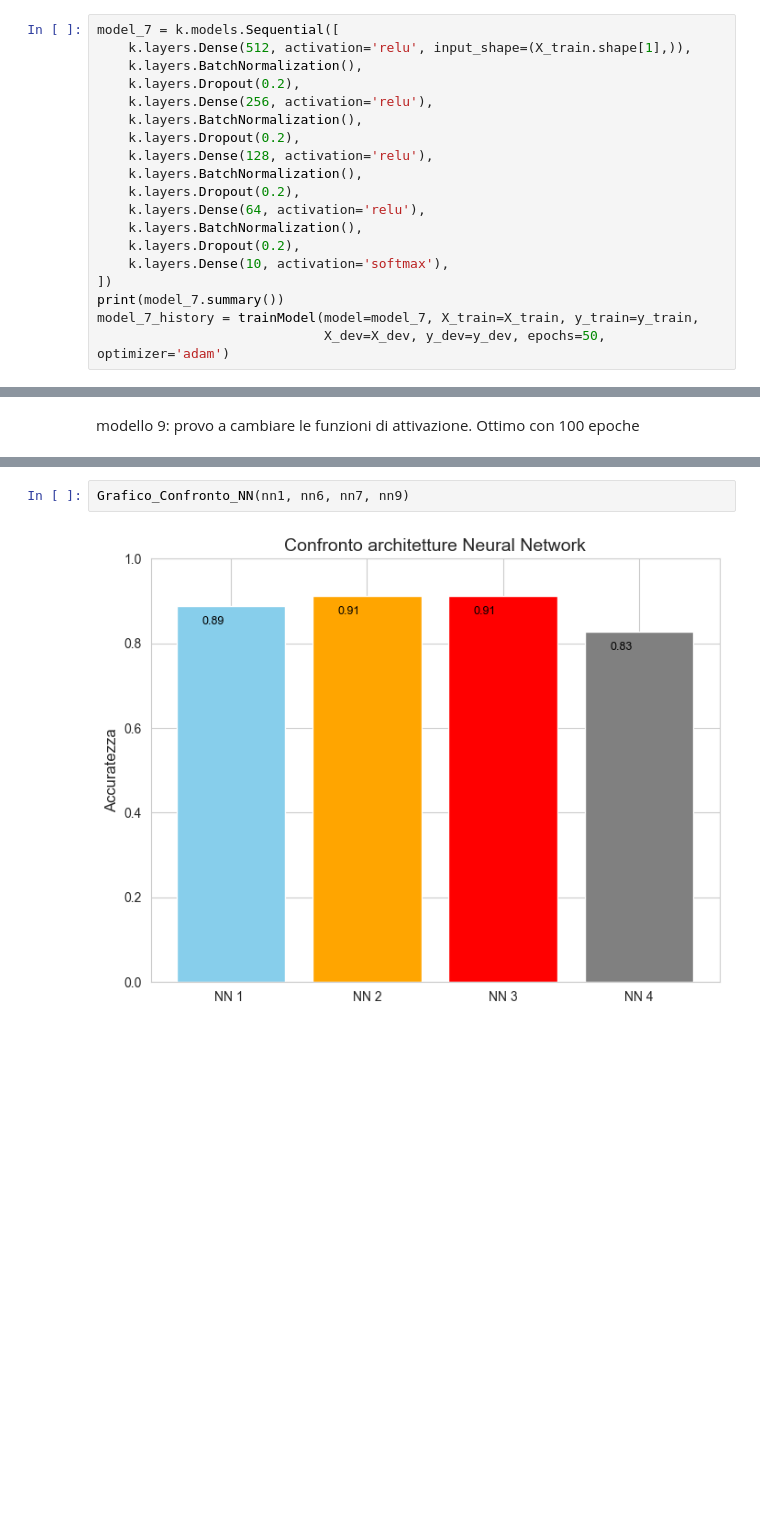
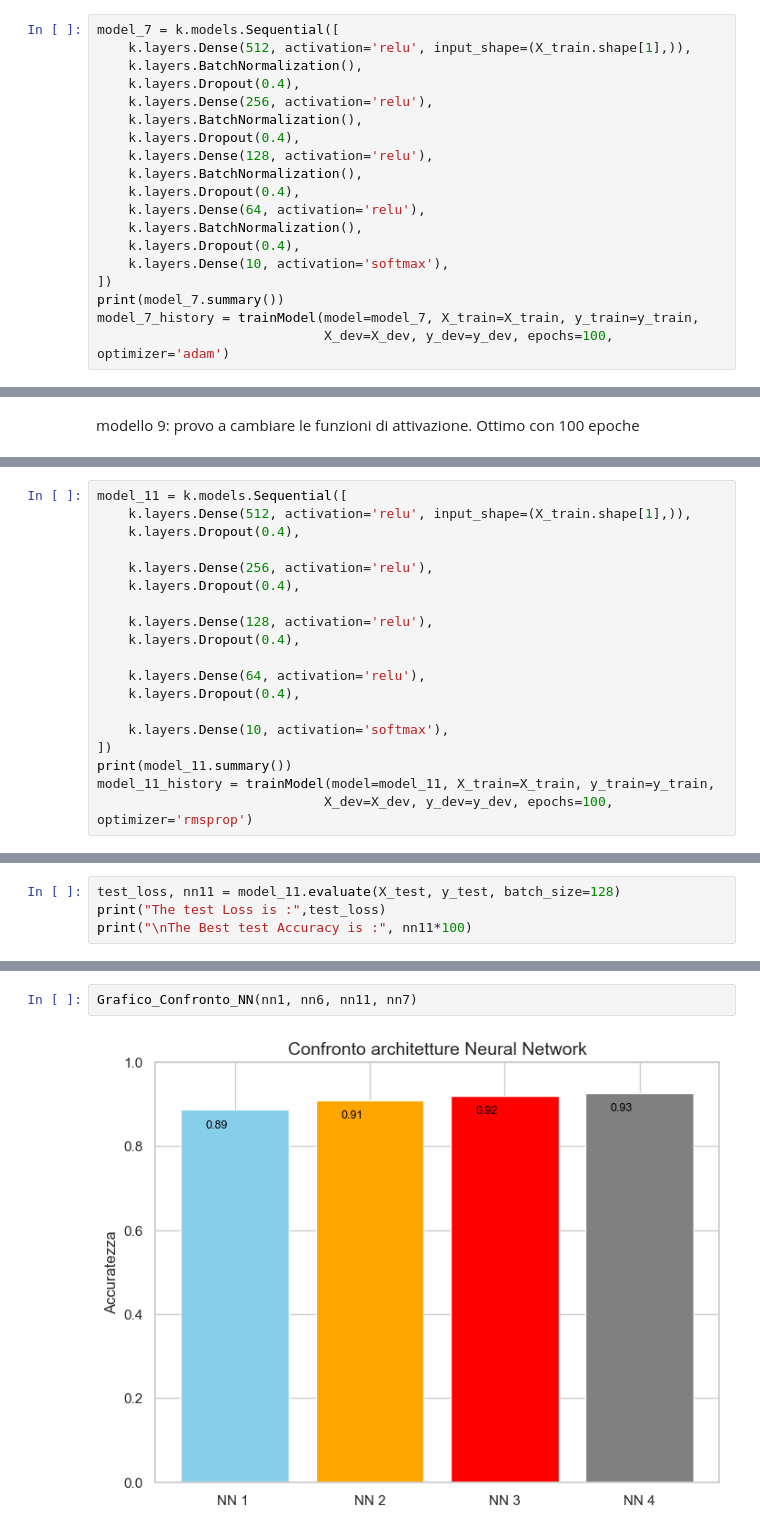
Before and after one commit to DavideOrienti/Progetto-MachineLearning, a Jupyter notebook: nn.ipynb, the cells around one changed output, grey strips where cells are left out. Drawn from its saved outputs; the diff is of its cells as text; blank space fills up the shorter version.

```diff
--- a/nn.ipynb
+++ b/nn.ipynb
@@ -514,19 +280,19 @@ modello 7 provo a usare nuovo ottimizzatore
 model_7 = k.models.Sequential([
     k.layers.Dense(512, activation='relu', input_shape=(X_train.shape[1],)),
     k.layers.BatchNormalization(),
-    k.layers.Dropout(0.2),
+    k.layers.Dropout(0.4),
     k.layers.Dense(256, activation='relu'),
     k.layers.BatchNormalization(),
-    k.layers.Dropout(0.2),
+    k.layers.Dropout(0.4),
     k.layers.Dense(128, activation='relu'),
     k.layers.BatchNormalization(),
-    k.layers.Dropout(0.2),
+    k.layers.Dropout(0.4),
     k.layers.Dense(64, activation='relu'),
     k.layers.BatchNormalization(),
-    k.layers.Dropout(0.2),
+    k.layers.Dropout(0.4),
     k.layers.Dense(10, activation='softmax'),
 ])
 print(model_7.summary())
 model_7_history = trainModel(model=model_7, X_train=X_train, y_train=y_train,
-                             X_dev=X_dev, y_dev=y_dev, epochs=50, optimizer='adam')
+                             X_dev=X_dev, y_dev=y_dev, epochs=100, optimizer='adam')
 # %% [output]
@@ -822,0 +435,19 @@ Max. Validation Accuracy 0.9251769185066223
+# %%
+model_11 = k.models.Sequential([
+    k.layers.Dense(512, activation='relu', input_shape=(X_train.shape[1],)),
+    k.layers.Dropout(0.4),
+
+    k.layers.Dense(256, activation='relu'),
+    k.layers.Dropout(0.4),
+
+    k.layers.Dense(128, activation='relu'),
+    k.layers.Dropout(0.4),
+
+    k.layers.Dense(64, activation='relu'),
+    k.layers.Dropout(0.4),
+
+    k.layers.Dense(10, activation='softmax'),
+])
+print(model_11.summary())
+model_11_history = trainModel(model=model_11, X_train=X_train, y_train=y_train,
+                             X_dev=X_dev, y_dev=y_dev, epochs=100, optimizer='rmsprop')
@@ -822,0 +493,4 @@ Max. Validation Accuracy 0.9251769185066223
+# %%
+test_loss, nn11 = model_11.evaluate(X_test, y_test, batch_size=128)
+print("The test Loss is :",test_loss)
+print("\nThe Best test Accuracy is :", nn11*100)
@@ -823,4 +509,4 @@ Max. Validation Accuracy 0.9251769185066223
 # %%
-Grafico_Confronto_NN(nn1, nn6, nn7, nn9)
+Grafico_Confronto_NN(nn1, nn6, nn11, nn7)
 # %% [output]
-[figure, old version]
+[figure, new version]
```
Also changed, not shown: parts of 43 cells of this notebook, 5 other files.
